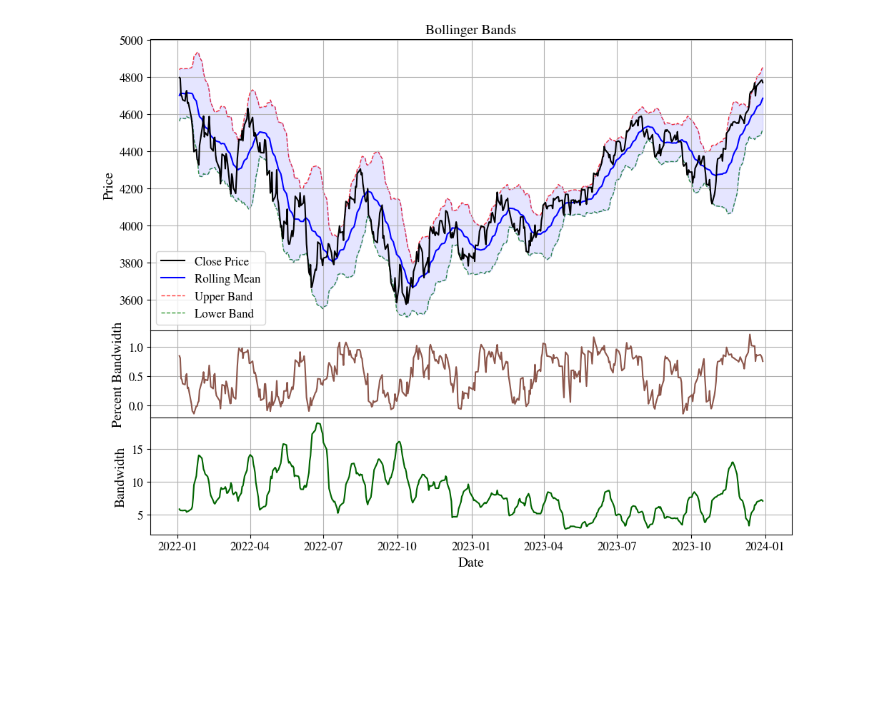
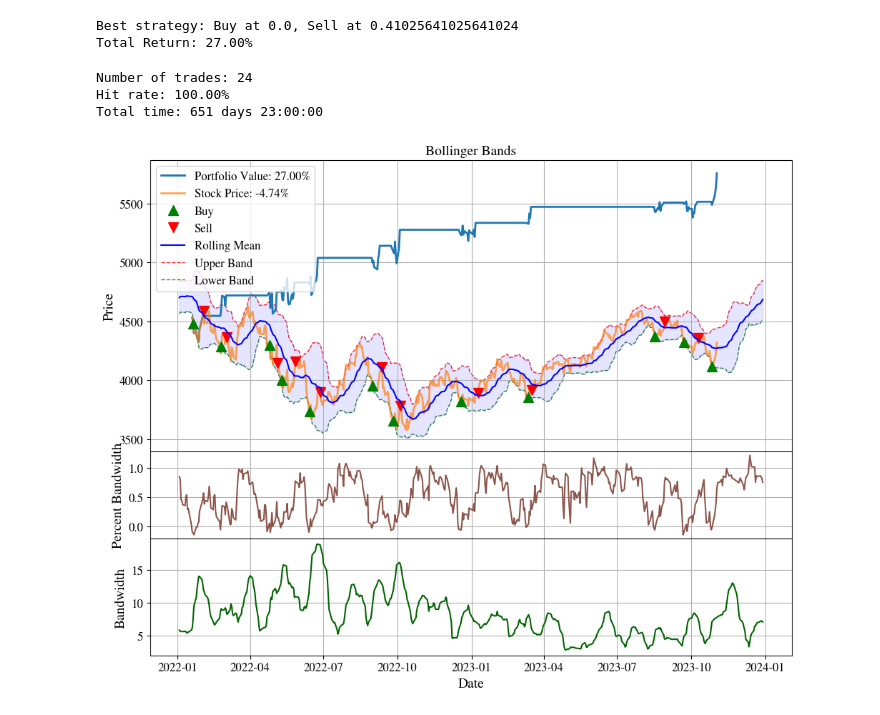
Before and after one commit to PriyadarshiAkshay/qaunt-finance, a Jupyter notebook: bollinger_bands.ipynb, the cells around one changed output. Saved outputs shown, nothing was run; the diff lists cells and outputs as text; code cells hidden in the pictures; blank space fills up the shorter version.

```diff
--- a/bollinger_bands.ipynb
+++ b/bollinger_bands.ipynb
@@ -18,9 +18,68 @@ _stock_data=stock_data.loc[datelims[0]:datelims[1]]
 percent_bandwidth=(_stock_data['Close']-(_stock_data['rolling_mean']-2*_stock_data['rolling_std']))/((_stock_data['rolling_mean']+2*_stock_data['rolling_std'])-(_stock_data['rolling_mean']-2*_stock_data['rolling_std']))
 
 bandwidth=((_stock_data['rolling_mean']+2*_stock_data['rolling_std'])-(_stock_data['rolling_mean']-2*_stock_data['rolling_std']))/_stock_data['rolling_mean']
+# %%
+sort_by = 'returns' # or by 'hit_rate'
+
+results = []
+bandwidths=np.linspace(0,1,40)
+for first_limit in bandwidths:
+    for second_limit in bandwidths:
+        bb_signals = pd.DataFrame(index=_stock_data.index)
+        bb_signals['Close'] = _stock_data['Close']
+        bb_signals['signal'] = None
+
+        bb_signals.loc[percent_bandwidth < first_limit, 'signal'] = 'buy'
+        bb_signals.loc[percent_bandwidth > second_limit, 'signal'] = 'sell'
+
+        bb_signals = bb_signals[bb_signals['signal'].notna()]
+        bb_signals = bb_signals[bb_signals.signal.ne(bb_signals.signal.shift())]
+
+        first_buy = bb_signals.loc[bb_signals.signal == 'buy'].index.min()
+        last_sell = bb_signals.loc[bb_signals.signal == 'sell'].index.max()
+        bb_signals = bb_signals[(bb_signals.index >= first_buy) & (bb_signals.index <= last_sell)]
+
+        bb_signals['returns'] = bb_signals['Close'].pct_change()
+        strategy_returns = bb_signals[bb_signals['signal']=='sell']['returns']
+        cumulative_return = (1 + strategy_returns).prod() - 1
+
+        results.append({
+            'first_limit': first_limit,
+            'second_limit': second_limit,
+            'returns': cumulative_return,
+            'hit_rate': len(bb_signals[bb_signals['returns'] > 0]) / len(bb_signals),
+            'number_of_trades': len(bb_signals),
+            'signals': bb_signals
+        })
+
+# Find best strategy
+best_strategy = max(results, key=lambda x: x[sort_by])
+print(f"Best strategy: Buy at {best_strategy['first_limit']}, Sell at {best_strategy['second_limit']}")
+print(f"Total Return: {best_strategy['returns']:.2%}")
+# %% [output]
+Best strategy: Buy at 0.0, Sell at 0.41025641025641024
+Total Return: 27.00%
 # %%
 %matplotlib inline
 import matplotlib.pyplot as plt
+from backtesting import Backtest
+
+windows=[best_strategy['first_limit'],best_strategy['second_limit']]
+
+
+#_stock_data=stock_data.copy()
+
+bb_signals = pd.DataFrame(index=_stock_data.index)
+bb_signals['Close'] = _stock_data['Close']
+bb_signals['signal'] = None
+
+buy_mask = percent_bandwidth < windows[0]
+sell_mask = percent_bandwidth > windows[1]
+bb_signals.loc[buy_mask.index[buy_mask], 'signal'] = 'buy'
+bb_signals.loc[sell_mask.index[sell_mask], 'signal'] = 'sell'
+
+backtester = Backtest(bb_signals,_stock_data)
+backtester.run_backtest()
 
 plt.rcParams['mathtext.fontset'] = 'stix'
 plt.rcParams['font.family'] = 'STIXGeneral'
@@ -46,32 +105,36 @@ gs = fig.add_gridspec(nrows=3, ncols=1, height_ratios=[1, 0.3, 0.4], hspace=0)
 ax1 = fig.add_subplot(gs[0, 0])
 ax2 = fig.add_subplot(gs[1, 0], sharex=ax1)
 ax3 = fig.add_subplot(gs[2, 0], sharex=ax1)
 
 
-ax1.plot(_stock_data['Close'],label='Close Price',color='black',zorder=5)
+#ax1.plot(_stock_data['Close'],label='Close Price',color='black',zorder=5)
+ax1=backtester.plot_strategy(tikr='SP500', ax=ax1)
 ax1.plot(_stock_data['rolling_mean'],label='Rolling Mean',color='blue',zorder=2)
 ax1.plot(_stock_data['rolling_mean']+stdev*_stock_data['rolling_std'],label='Upper Band',color='red',linestyle='--',linewidth=1,alpha=.8,zorder=0)
 ax1.plot(_stock_data['rolling_mean']-stdev*_stock_data['rolling_std'],label='Lower Band',color='green',linestyle='--',linewidth=1,alpha=.8,zorder=0)
 ax1.fill_between(_stock_data.index,_stock_data['rolling_mean']+stdev*_stock_data['rolling_std'],_stock_data['rolling_mean']-stdev*_stock_data['rolling_std'],color='blue',alpha=.1)
 ax3.set_xlabel('Date')
 ax1.set_ylabel('Price')
 ax1.grid()
 ax1.legend()
 ax1.set_title('Bollinger Bands')
 
 
 ax2.plot(percent_bandwidth,label='Percent Bandwidth',color='tab:brown',zorder=5)
 ax2.set_ylabel('Percent Bandwidth')
 ax2.grid()
 #ax2.legend()
 
 ax3.plot(bandwidth*100,label='Bandwidth',color='darkgreen',zorder=2)
 ax3.set_ylabel('Bandwidth')
 ax3.grid()
 #ax3.legend()
 
 plt.tight_layout()
 plt.savefig('figures/bollinger_bands.png',dpi=300,bbox_inches='tight')
 plt.show()
 # %% [output]
+Number of trades: 24
+Hit rate: 100.00%
+Total time: 651 days 23:00:00
-[figure, old version]
+[figure, new version]
```
Also changed, not shown: parts of 6 cells of this notebook, 5 other files.
